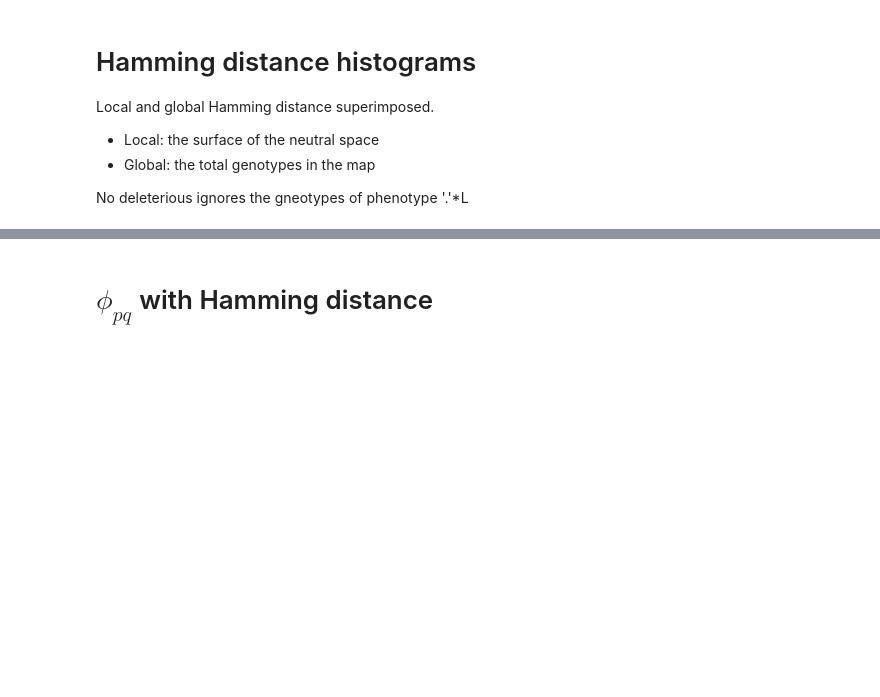
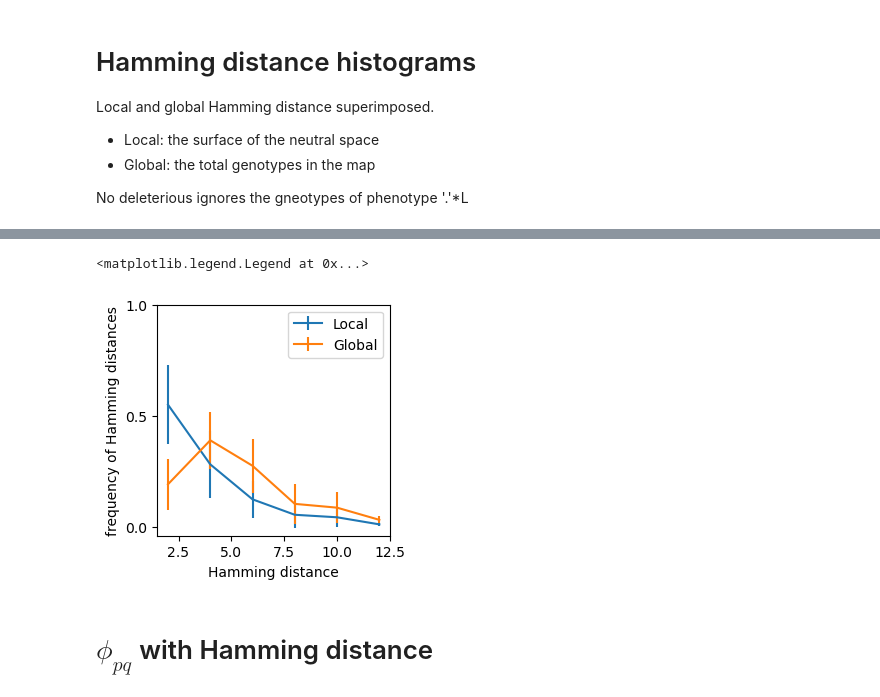
Before and after one commit to paulagrcg/phenodistance, a Jupyter notebook: plots/plotsnotebook.ipynb, the cells around one changed output, grey strips where cells are left out. Saved outputs shown, nothing was run; the diff lists cells and outputs as text; code cells hidden in the pictures; blank space fills up the shorter version.

```diff
--- a/plots/plotsnotebook.ipynb
+++ b/plots/plotsnotebook.ipynb
@@ -67,3 +136,53 @@ The PostScript backend does not support transparency; partially transparent arti
+# %%
+import matplotlib.pyplot as plt
+import numpy as np
+import matplotlib.patches as mpatches
+from collections import defaultdict, OrderedDict
+
+fig, ax = plt.subplots(figsize=(3, 3))
+freqlistlocal = defaultdict(list)
+freqlistglobal = defaultdict(list)
+for key in list(sort_neutralsets.keys()):
+        if key == '.'*L: continue
+
+        h_values = list(hamminglocalDPD[key].keys())
+        counts = list(hamminglocalDPD[key].values())
+
+        for i,j in zip(h_values,counts):
+            i*=12
+            freqlistlocal[i].append(j/edgeD[key])
+
+        h_values = list(hammingglobalDPD[key].keys())
+        counts = list(hammingglobalDPD[key].values())
+
+        for i,j in zip(h_values,counts):
+            i*=12
+            freqlistglobal[i].append(j/np.sum(list(sort_neutralsets.values())[1:]))
+
+distavg_local = defaultdict()
+diststd_local= defaultdict()
+distavg_global = defaultdict()
+diststd_global= defaultdict()
+for dist,freq in freqlistlocal.items():
+    distavg_local[dist] = np.mean(freq)
+    diststd_local[dist] = np.std(freq)
+for dist,freq in freqlistglobal.items():
+    distavg_global[dist] = np.mean(freq)
+    diststd_global[dist] = np.std(freq)
+distavg_global = {k: v for k, v in sorted(distavg_global.items())}
+distavg_local = {k: v for k, v in sorted(distavg_local.items())}
+diststd_global = {k: v for k, v in sorted(diststd_global.items())}
+diststd_local = {k: v for k, v in sorted(diststd_local.items())}
+
+ax.errorbar(list(distavg_local.keys()),list(distavg_local.values()),yerr = list(diststd_local.values()), label = 'Local')
+ax.errorbar(list(distavg_global.keys()),list(distavg_global.values()),yerr = list(diststd_global.values()),label = 'Global')
+ax.set_yticks([0.0,0.5,1.0])
+ax.set_ylabel('frequency of Hamming distances')
+ax.set_xlabel('Hamming distance')
+plt.legend()
+# %% [output]
+<matplotlib.legend.Legend at 0x...>
+[figure, added]
 # %% [markdown]
 # $\phi_{pq}$ with Hamming distance
 # %% [markdown]
```
Also changed, not shown: parts of 13 cells of this notebook, 15 other files.
